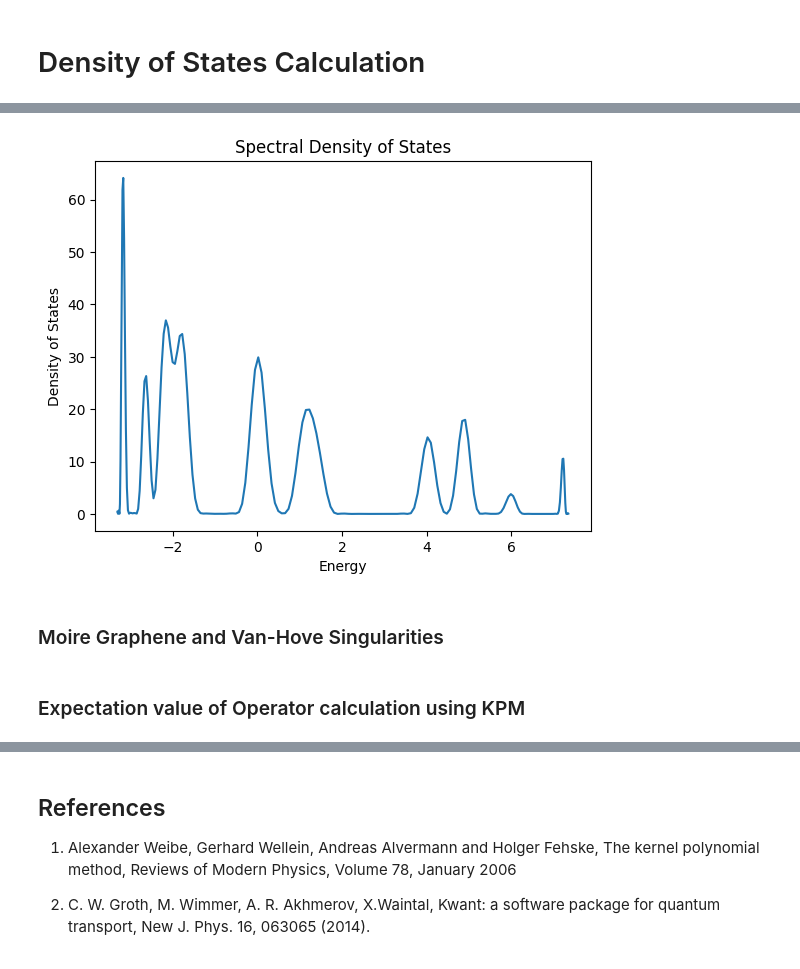
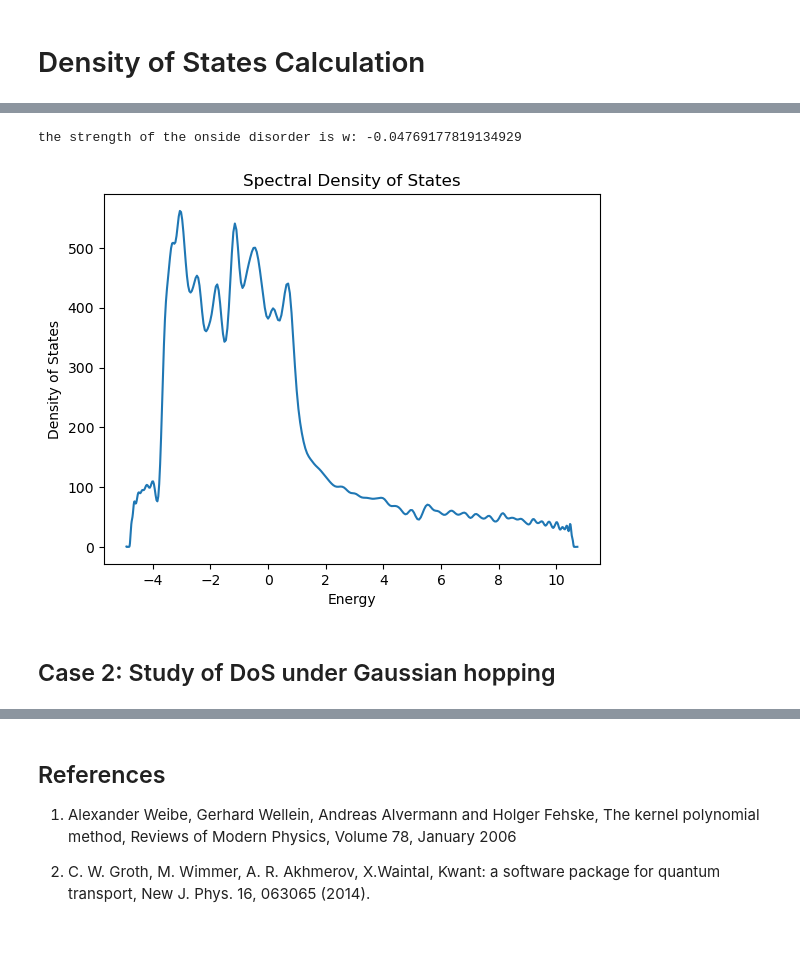
Before and after one commit to jabed-umar/MoirePy, a Jupyter notebook: docs/examples/dos_calculation.ipynb, the cells around one changed output, grey strips where cells are left out. Drawn from its saved outputs; the diff is of its cells as text; code cells hidden in the pictures.

```diff
--- a/docs/examples/dos_calculation.ipynb
+++ b/docs/examples/dos_calculation.ipynb
@@ -74,0 +73,9 @@ from moirepy import BilayerMoireLattice, TriangularLayer, SquareLayer, KagomeLay
+# %%
+lattice = BilayerMoireLattice(
+    latticetype=HexagonalLayer,
+    ll1=1, ll2=2,
+    ul1=2, ul2=1,
+    n1=10, n2=10, ## u need to reasonably large system for better convergence of DoS
+    ## Dont worry as kpm is very efficient for large systems!!!
+    pbc=False
+)
@@ -79,8 +94,10 @@ import kwant
+# %%
+w = np.random.uniform(-1, 1)
 # %%
-## Make the lattice (Lattice type, a(ll1), b(ll2), m(ul1), n(ul2), x_no, y_no)---
-## don't put fractional values for x_no and y_no, which are number of moire unit cells
-lattice = BilayerMoireLattice(TriangularLayer, 3, 4, 4, 3, 1, 1)
-#Let's plot the lattice
-lattice.plot_lattice()
-## make the hamiltonian (tuu, tdd, tud, tdu, tdd, mu1, mu2)
-ham = lattice.generate_hamiltonian(1, 1.2, 0.1, 0.1, 0, 0.01)
+lattice.generate_connections(inter_layer_radius=1)
+
+real_ham = lattice.generate_hamiltonian(
+    tll=1, tuu=1,
+    tul=1, tlu=1,
+    tuself=w, tlself=w
+).toarray().real
@@ -92,14 +104,16 @@ twist angle = 0.1646 rad (9.4300 deg)
 # %%
-spectrum = kwant.kpm.SpectralDensity(ham)
-energies, densities = spectrum()
-plt.plot(energies, densities, label='Spectral Density')
+## estimate the spectral density of states
+x = kwant.kpm.SpectralDensity(real_ham, params=None, operator=None, num_vectors=20, num_moments=200)
+# By dafault it choose Jacson Kernel.
+print(f"the strength of the onside disorder is w: {w}")
+e, rho = x()
+plt.plot(e, rho)
 plt.xlabel('Energy')
 plt.ylabel('Density of States')
 plt.title('Spectral Density of States')
 plt.show()
 # %% [output]
+the strength of the onside disorder is w: -0.04769177819134929
-[figure, old version]
+[figure, new version]
-# %% [markdown]
-### Moire Graphene and Van-Hove Singularities
-# %% [markdown]
-### Expectation value of Operator calculation using KPM
+# %% [markdown]
+## Case 2: Study of DoS under Gaussian hopping
```
Also changed, not shown: parts of 14 cells of this notebook, 1 other file.
